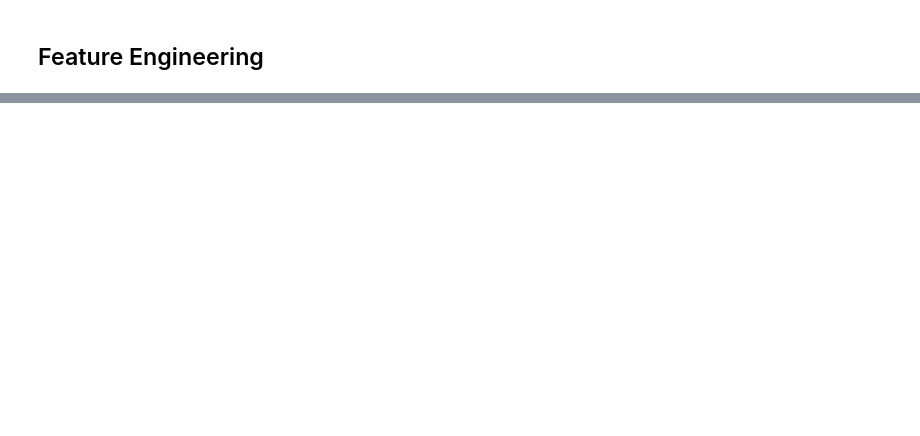
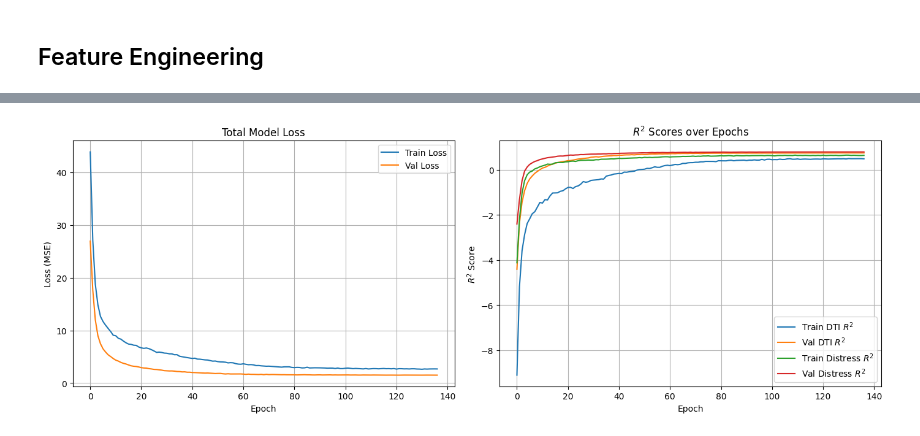
Before and after one commit to Mipjeiger/Indo-Paylater-analytics, a Jupyter notebook: researchment/03_ML_Scientist_task_2_GenZ_Forecasting.ipynb, the cells around one changed output, grey strips where cells are left out. Cells and saved outputs as stored; diff of their text form; code cells hidden in the pictures; blank space fills up the shorter version.

Commit message:
ml models are trained + forecasting in deep learning still progress

```diff
--- a/researchment/03_ML_Scientist_task_2_GenZ_Forecasting.ipynb
+++ b/researchment/03_ML_Scientist_task_2_GenZ_Forecasting.ipynb
@@ -47,6 +47,7 @@ df['date'] = pd.to_datetime(random_timestamps, unit='s')
 df['year'] = df['date'].dt.year
 df['month'] = df['date'].dt.month
 df['day'] = df['date'].dt.day
+df['is_weekend'] = (df['date'].dt.dayofweek >= 5).astype(int)
 df['hour'] = df['date'].dt.strftime('%H:%M:%S')
 
 # Move the date column to the first position
@@ -83,0 +235,16 @@ memory usage: 2.3+ MB
+# %%
+callbacks_list = [
+    callbacks.EarlyStopping(monitor='val_loss', patience=15, restore_best_weights=True, mode='min'),
+    callbacks.ReduceLROnPlateau(monitor='val_loss', factor=0.5, patience=5, min_lr=1e-6, verbose=1)
+]
+
+# Train the model
+history = model.fit(
+    X_tr,
+    {"dti": y_dti_tr, "distress": y_dis_tr},
+    validation_data=(X_val, {"dti": y_dti_val, "distress": y_dis_val}),
+    epochs=150,
+    batch_size=128,
+    callbacks=callbacks_list,
+    verbose=1
+)
@@ -83,0 +286,29 @@ memory usage: 2.3+ MB
+# %%
+import matplotlib.pyplot as plt
+
+fig, axes = plt.subplots(1, 2, figsize=(14, 5))
+
+# Loss plot
+axes[0].plot(history.history['loss'], label='Train Loss')
+axes[0].plot(history.history['val_loss'], label='Val Loss')
+axes[0].set_title('Total Model Loss')
+axes[0].set_xlabel('Epoch')
+axes[0].set_ylabel('Loss (MSE)')
+axes[0].legend()
+axes[0].grid(True)
+
+# R2 Score plot for DTI and Distress
+axes[1].plot(history.history['dti_r2'], label='Train DTI $R^2$')
+axes[1].plot(history.history['val_dti_r2'], label='Val DTI $R^2$')
+axes[1].plot(history.history['dis_r2'], label='Train Distress $R^2$')
+axes[1].plot(history.history['val_dis_r2'], label='Val Distress $R^2$')
+axes[1].set_title('$R^2$ Scores over Epochs')
+axes[1].set_xlabel('Epoch')
+axes[1].set_ylabel('$R^2$ Score')
+axes[1].legend()
+axes[1].grid(True)
+
+plt.tight_layout()
+plt.show()
+# %% [output]
+[figure, added]
```
Also changed, not shown: parts of 12 cells of this notebook, 1 other file.
